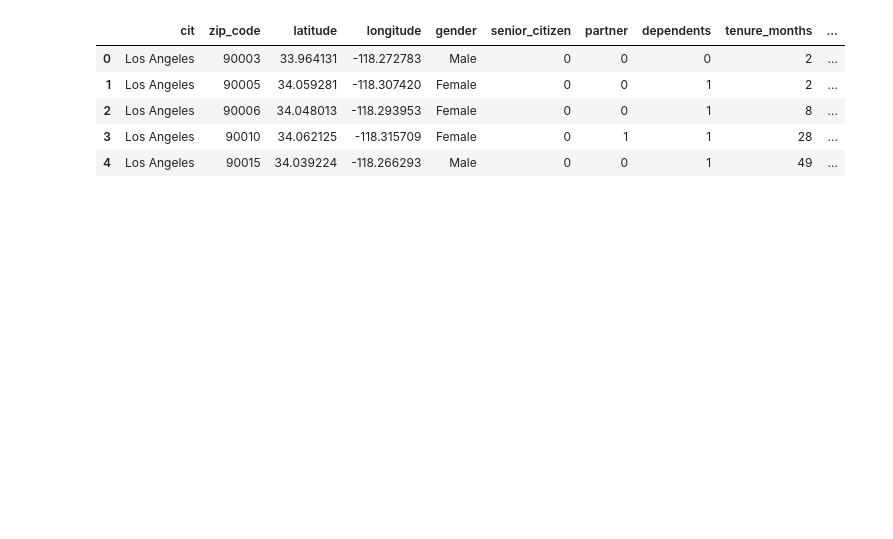
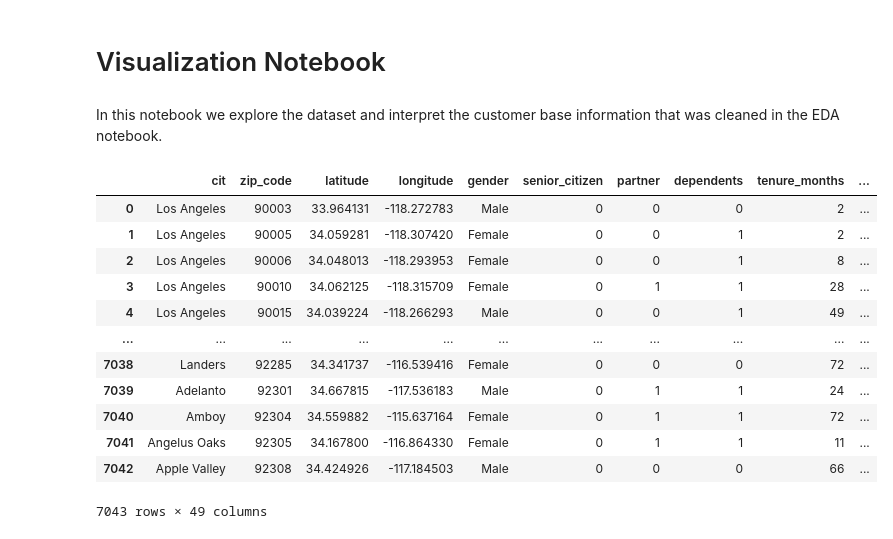
Before and after one commit to carlosiruiz/Customer_Churn_Prediction, a Jupyter notebook: EDA_&_Modeling/Visualizations Notebook.ipynb, the cells around one changed output. Saved outputs shown, nothing was run; the diff lists cells and outputs as text; code cells hidden in the pictures; blank space fills up the shorter version.

Commit message:
Annotated notebooks

```diff
--- a/EDA_&_Modeling/Visualizations Notebook.ipynb
+++ b/EDA_&_Modeling/Visualizations Notebook.ipynb
@@ -1 +1,5 @@
+# %% [markdown]
+# Visualization Notebook
+# %% [markdown]
+In this notebook we explore the dataset and interpret the customer base information that was cleaned in the EDA notebook.
 # %%
@@ -10,11 +15,18 @@ pd.set_option('display.max_columns', 100)
 # %%
 df=pd.read_csv("clean_customer_df.csv",index_col="Unnamed: 0")
 # %%
-df.head()
+df
 # %% [output]
 |  | cit | zip_code | latitude | longitude | gender | senior_citizen | partner | dependents | tenure_months | ... |
 | 0 | Los Angeles | 90003 | 33.964131 | -118.272783 | Male | 0 | 0 | 0 | 2 | ... |
 | 1 | Los Angeles | 90005 | 34.059281 | -118.307420 | Female | 0 | 0 | 1 | 2 | ... |
 | 2 | Los Angeles | 90006 | 34.048013 | -118.293953 | Female | 0 | 0 | 1 | 8 | ... |
 | 3 | Los Angeles | 90010 | 34.062125 | -118.315709 | Female | 0 | 1 | 1 | 28 | ... |
 | 4 | Los Angeles | 90015 | 34.039224 | -118.266293 | Male | 0 | 0 | 1 | 49 | ... |
+| ... | ... | ... | ... | ... | ... | ... | ... | ... | ... | ... |
+| 7038 | Landers | 92285 | 34.341737 | -116.539416 | Female | 0 | 0 | 0 | 72 | ... |
+| 7039 | Adelanto | 92301 | 34.667815 | -117.536183 | Male | 0 | 1 | 1 | 24 | ... |
+| 7040 | Amboy | 92304 | 34.559882 | -115.637164 | Female | 0 | 1 | 1 | 72 | ... |
+| 7041 | Angelus Oaks | 92305 | 34.167800 | -116.864330 | Female | 0 | 1 | 1 | 11 | ... |
+| 7042 | Apple Valley | 92308 | 34.424926 | -117.184503 | Male | 0 | 0 | 0 | 66 | ... |
+7043 rows × 49 columns
```
Also changed, not shown: parts of 23 cells of this notebook, 18 other files.
